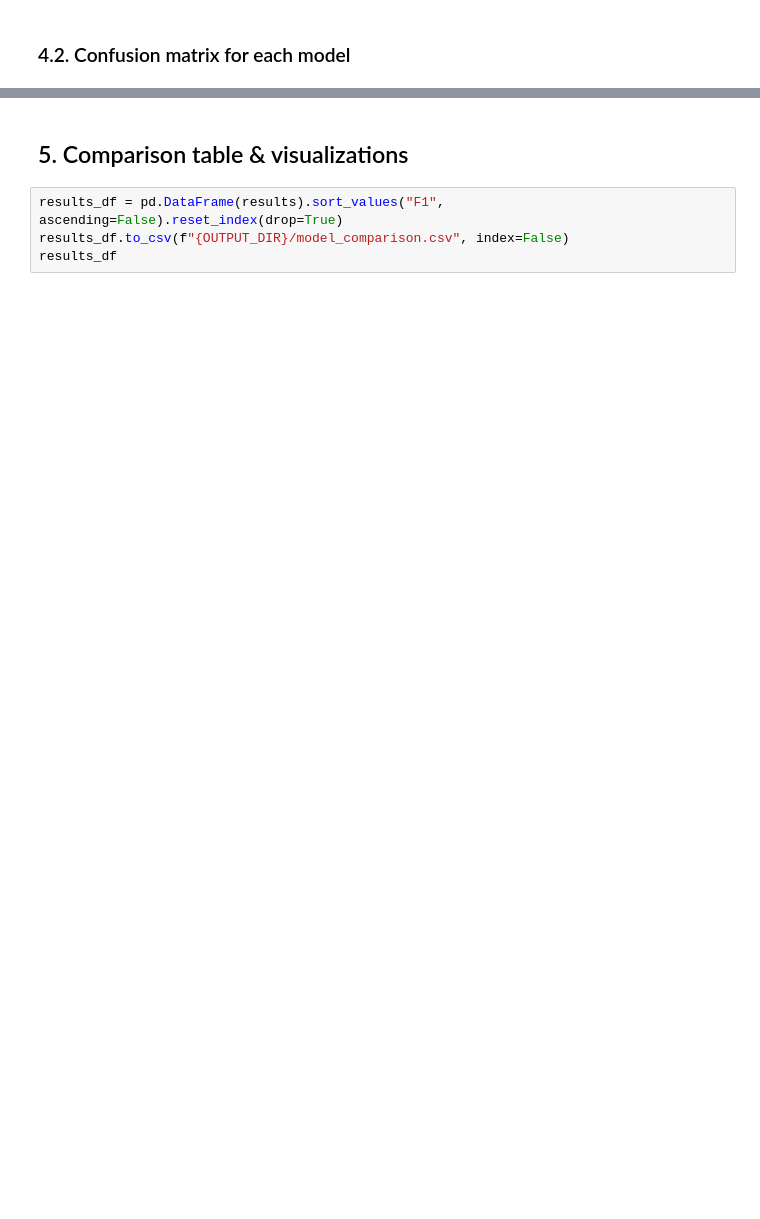
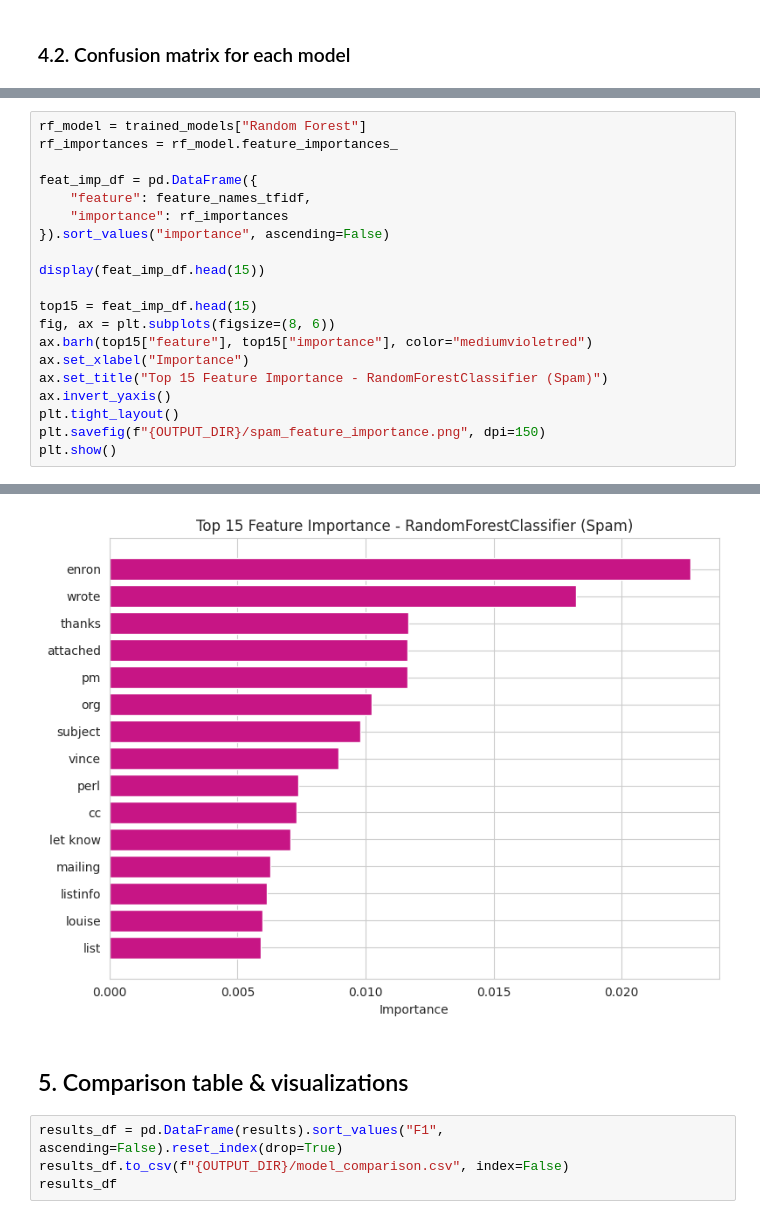
Before and after one commit to Mike5126/spam-email-classifier, a Jupyter notebook: spam_classification_notebook.ipynb, the cells around one changed output, grey strips where cells are left out. Saved outputs shown, nothing was run; the diff lists cells and outputs as text; blank space fills up the shorter version.

```diff
--- a/spam_classification_notebook.ipynb
+++ b/spam_classification_notebook.ipynb
@@ -308,0 +350,21 @@ plt.show()
+# %%
+rf_model = trained_models["Random Forest"]
+rf_importances = rf_model.feature_importances_
+
+feat_imp_df = pd.DataFrame({
+    "feature": feature_names_tfidf,
+    "importance": rf_importances
+}).sort_values("importance", ascending=False)
+
+display(feat_imp_df.head(15))
+
+top15 = feat_imp_df.head(15)
+fig, ax = plt.subplots(figsize=(8, 6))
+ax.barh(top15["feature"], top15["importance"], color="mediumvioletred")
+ax.set_xlabel("Importance")
+ax.set_title("Top 15 Feature Importance - RandomForestClassifier (Spam)")
+ax.invert_yaxis()
+plt.tight_layout()
+plt.savefig(f"{OUTPUT_DIR}/spam_feature_importance.png", dpi=150)
+plt.show()
+# %% [output]
@@ -309,3 +387,4 @@ plt.show()
+[figure, added]
 # %% [markdown]
 ## 5. Comparison table & visualizations
 # %%
```
Also changed, not shown: parts of 17 cells of this notebook.
